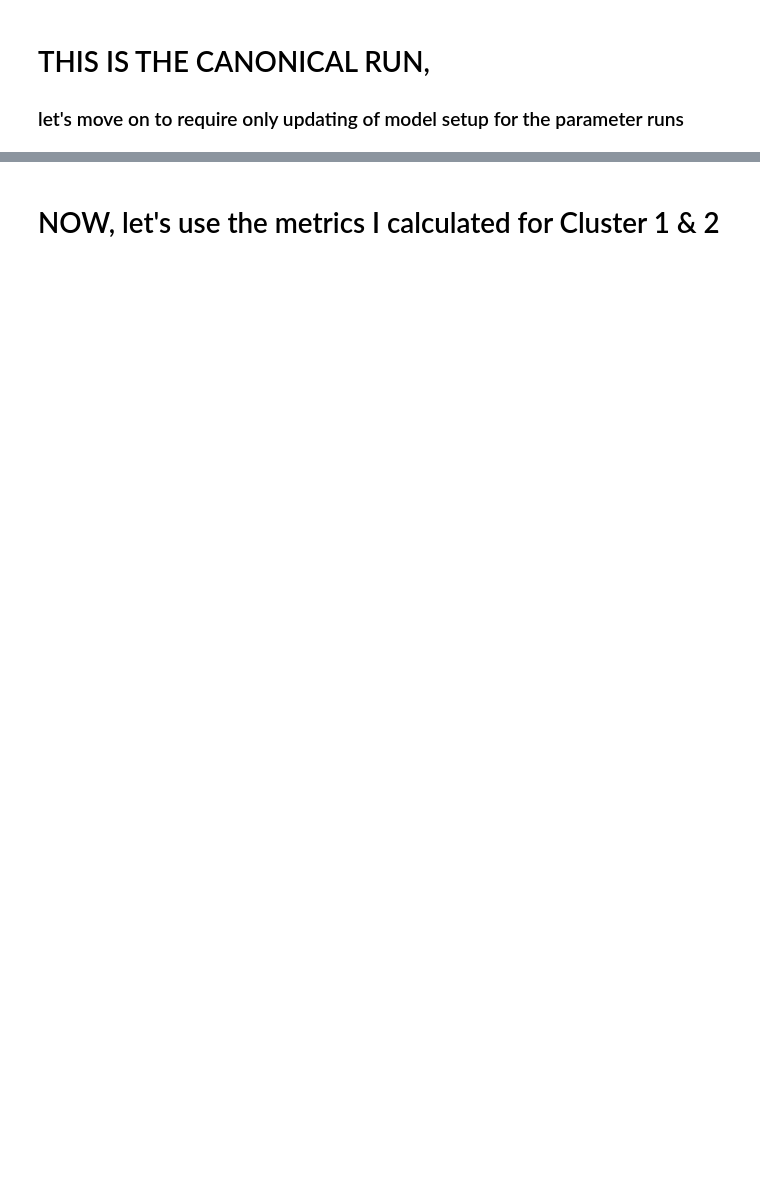
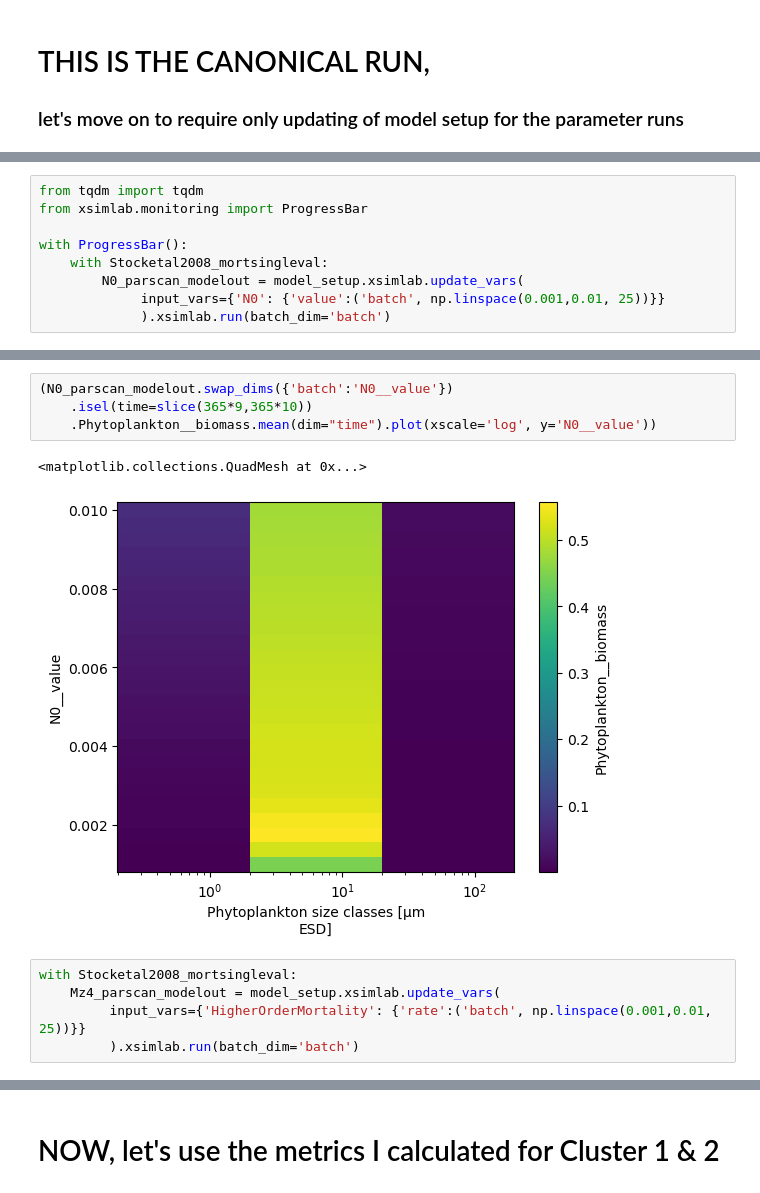
Before and after one commit to ben1post/SSMCariaco, a Jupyter notebook: FirstTestRuns/StockModelFirstTestRuns.ipynb, the cells around one changed output, grey strips where cells are left out. Saved outputs shown, nothing was run; the diff lists cells and outputs as text; blank space fills up the shorter version.

```diff
--- a/FirstTestRuns/StockModelFirstTestRuns.ipynb
+++ b/FirstTestRuns/StockModelFirstTestRuns.ipynb
@@ -180,0 +186,9 @@ model_out.Zooplankton__biomass.plot.line(x='time', aspect=3, size=3)
+# %%
+from tqdm import tqdm
+from xsimlab.monitoring import ProgressBar
+
+with ProgressBar():
+    with Stocketal2008_mortsingleval:
+        N0_parscan_modelout = model_setup.xsimlab.update_vars(
+             input_vars={'N0': {'value':('batch', np.linspace(0.001,0.01, 25))}}
+             ).xsimlab.run(batch_dim='batch')
@@ -180,0 +213,12 @@ model_out.Zooplankton__biomass.plot.line(x='time', aspect=3, size=3)
+# %%
+(N0_parscan_modelout.swap_dims({'batch':'N0__value'})
+    .isel(time=slice(365*9,365*10))
+    .Phytoplankton__biomass.mean(dim="time").plot(xscale='log', y='N0__value'))
+# %% [output]
+<matplotlib.collections.QuadMesh at 0x...>
+[figure, added]
+# %%
+with Stocketal2008_mortsingleval:
+    Mz4_parscan_modelout = model_setup.xsimlab.update_vars(
+         input_vars={'HigherOrderMortality': {'rate':('batch', np.linspace(0.001,0.01, 25))}}
+         ).xsimlab.run(batch_dim='batch')
```
Also changed, not shown: parts of 17 cells of this notebook.
